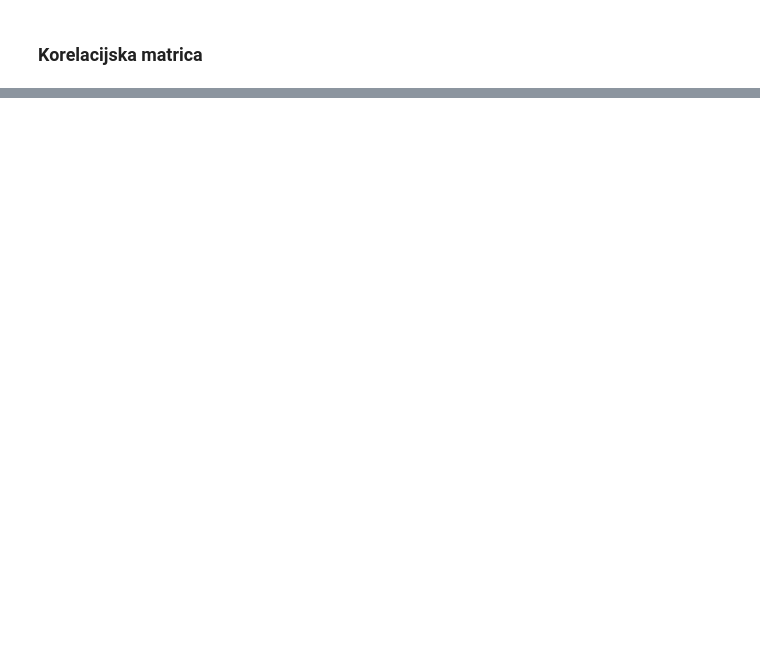
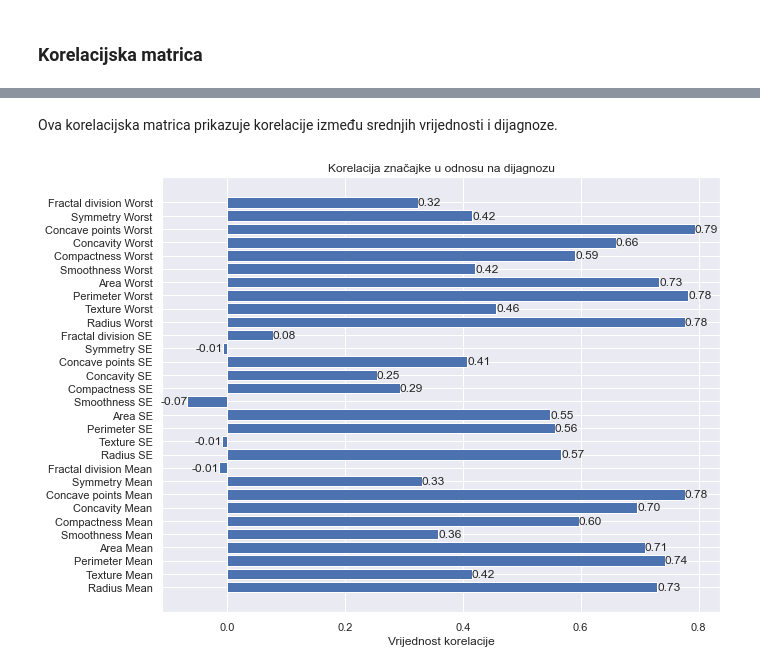
Before and after one commit to Antonio-Ilinovic/UUZOP_projekt, a Jupyter notebook: Breast_cancer_classifciation.ipynb, the cells around one changed output, grey strips where cells are left out. Drawn from its saved outputs; the diff is of its cells as text; code cells hidden in the pictures; blank space fills up the shorter version.

```diff
--- a/Breast_cancer_classifciation.ipynb
+++ b/Breast_cancer_classifciation.ipynb
@@ -286,0 +318,17 @@ plt.show()
+# %% [markdown]
+Ova korelacijska matrica prikazuje korelacije između srednjih vrijednosti i dijagnoze.
+# %%
+corr_with_respect_to_diagnosis = data_with_numeric_diagnosis.corrwith(data_with_numeric_diagnosis['Diagnosis'])
+corr_values = corr_with_respect_to_diagnosis.values[1:]
+corr_labels = corr_with_respect_to_diagnosis.index.values[1:]
+
+fig, ax = plt.subplots()
+y_pos = np.arange(len(corr_values))
+hbars = ax.barh(y_pos, corr_values, align='center')
+ax.set_yticks(y_pos, labels=corr_labels)
+ax.set_title('Korelacija značajke u odnosu na dijagnozu')
+ax.set_xlabel('Vrijednost korelacije')
+ax.bar_label(hbars, fmt='%.2f')
+plt.show()
+# %% [output]
+[figure, added]
```
Also changed, not shown: parts of 12 cells of this notebook.
